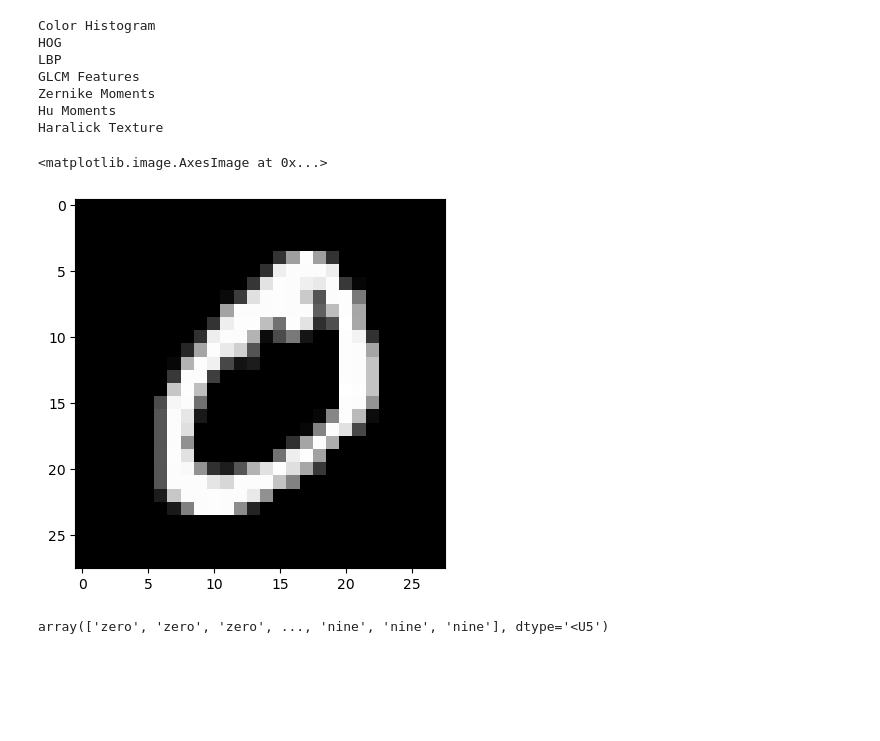
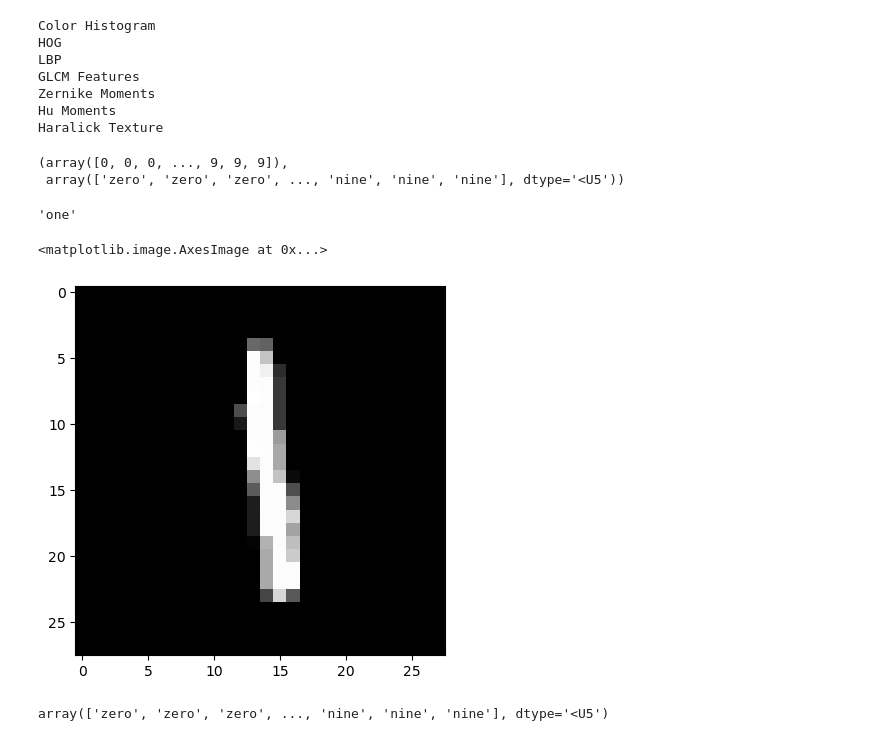
Before and after one commit to adidi24/Multi-View-Majority-Vote-Learning-Algorithms-Direct-Minimization-of-PAC-Bayesian-Bounds, a Jupyter notebook: data/dataset.ipynb, the cells around one changed output. Drawn from its saved outputs; the diff is of its cells as text; code cells hidden in the pictures; blank space fills up the shorter version.

```diff
--- a/data/dataset.ipynb
+++ b/data/dataset.ipynb
@@ -461,11 +466,21 @@ for file in mnist1_files_path:
+# %%
+elabels, labels
+# %% [output]
+(array([0, 0, 0, ..., 9, 9, 9]),
+ array(['zero', 'zero', 'zero', ..., 'nine', 'nine', 'nine'], dtype='<U5'))
+# %%
+idx = 8400
+labels[idx]
+# %% [output]
+'one'
 # %%
-top = np.hstack((dataset[0][0].reshape(14, 14), dataset[1][0].reshape(14, 14)))
-bottom = np.hstack((dataset[2][0].reshape(14, 14), dataset[3][0].reshape(14, 14)))
+top = np.hstack((dataset[0][idx].reshape(14, 14), dataset[1][idx].reshape(14, 14)))
+bottom = np.hstack((dataset[2][idx].reshape(14, 14), dataset[3][idx].reshape(14, 14)))
 img = np.vstack((top, bottom))
 plt.imshow(img, cmap="gray")
 # %% [output]
 <matplotlib.image.AxesImage at 0x...>
-[figure, old version]
+[figure, new version]
 # %%
 labels
 # %% [output]
```
Also changed, not shown: parts of 1 cell of this notebook, 6 other files.
